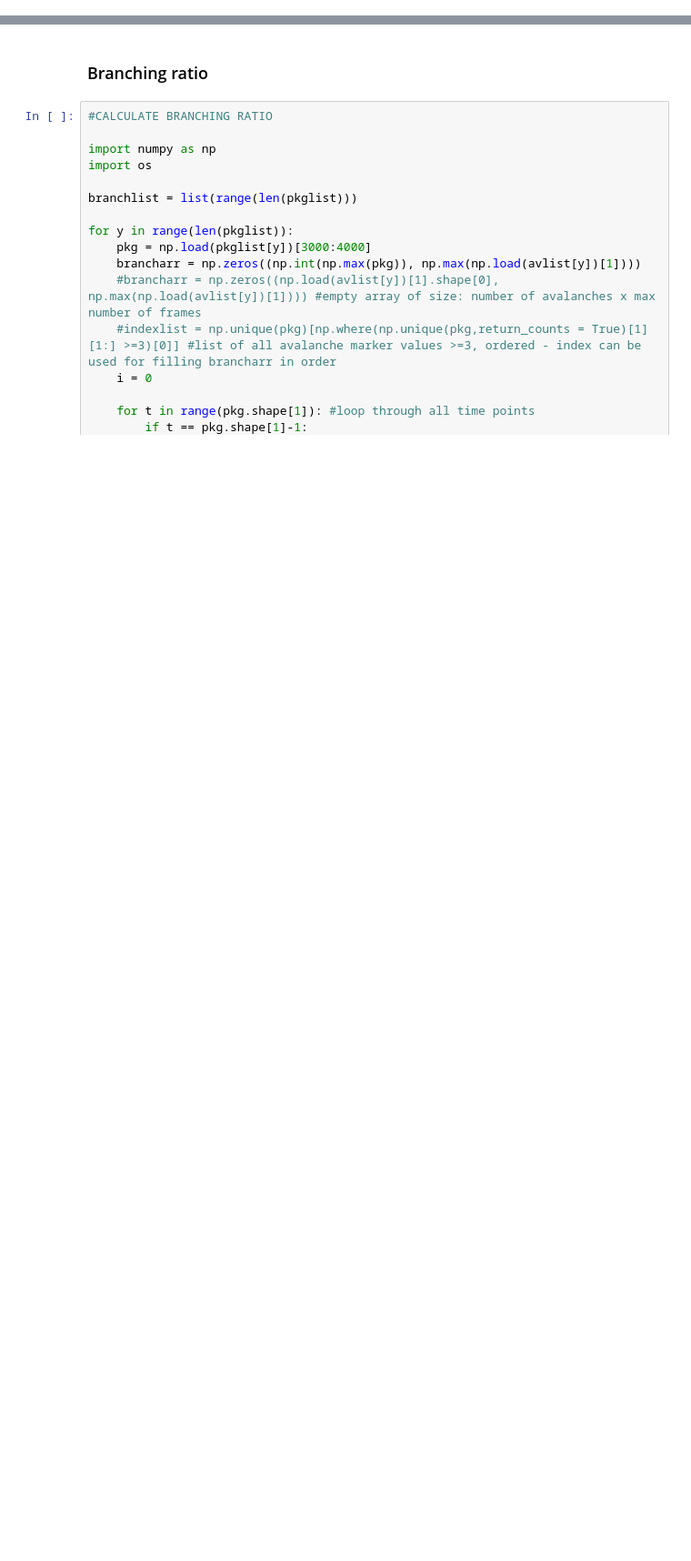
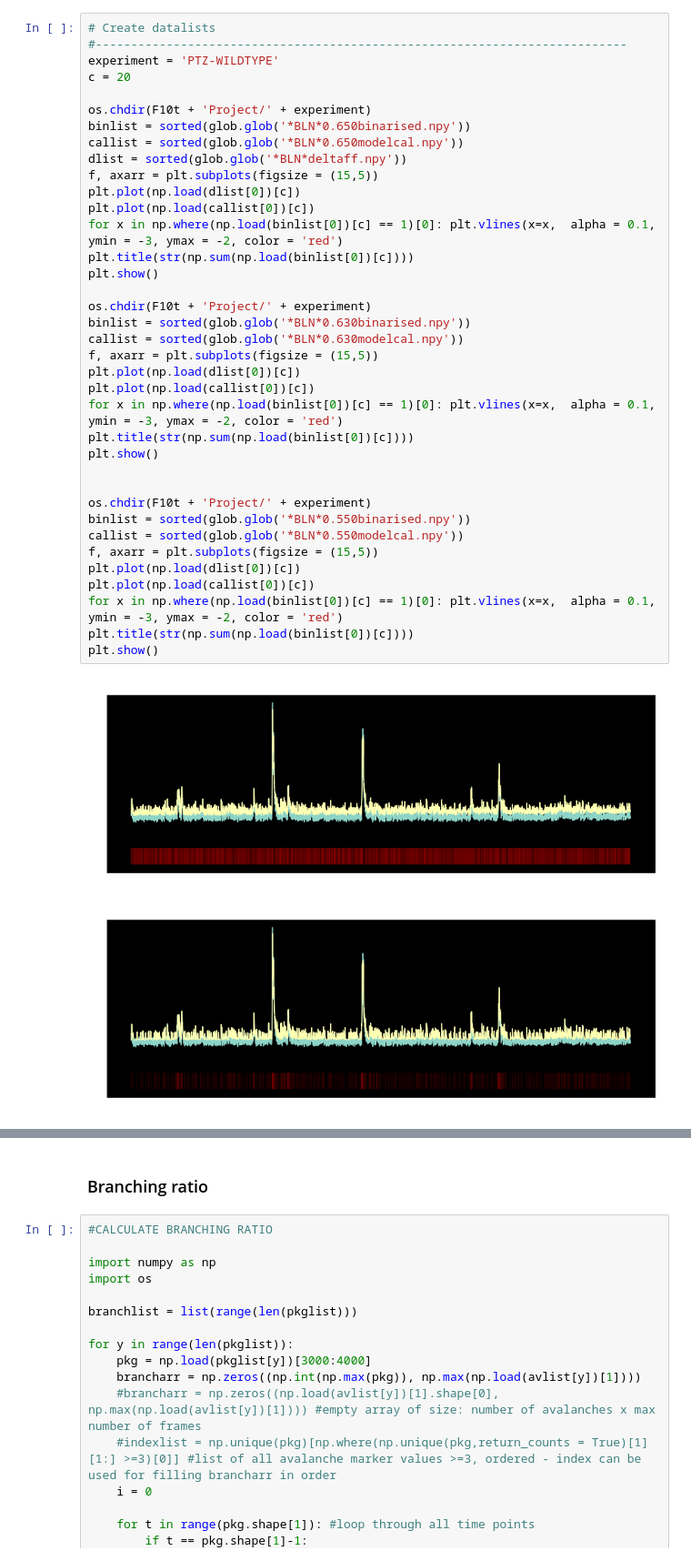
Before and after one commit to dafishcode/suite2p_analysis_py, a Jupyter notebook: avfig2.ipynb, the cells around one changed output, grey strips where cells are left out. Shown at 91% size. Cells and saved outputs as stored; diff of their text form; blank space fills up the shorter version.

```diff
--- a/avfig2.ipynb
+++ b/avfig2.ipynb
@@ -281,0 +209,40 @@ for i in range(len(P20avlist)):
+# %%
+# Create datalists
+#---------------------------------------------------------------------------
+experiment = 'PTZ-WILDTYPE'
+c = 20
+
+os.chdir(F10t + 'Project/' + experiment)
+binlist = sorted(glob.glob('*BLN*0.650binarised.npy'))
+callist = sorted(glob.glob('*BLN*0.650modelcal.npy'))
+dlist = sorted(glob.glob('*BLN*deltaff.npy'))
+f, axarr = plt.subplots(figsize = (15,5))
+plt.plot(np.load(dlist[0])[c])
+plt.plot(np.load(callist[0])[c])
+for x in np.where(np.load(binlist[0])[c] == 1)[0]: plt.vlines(x=x,  alpha = 0.1, ymin = -3, ymax = -2, color = 'red')
+plt.title(str(np.sum(np.load(binlist[0])[c])))
+plt.show()
+
+os.chdir(F10t + 'Project/' + experiment)
+binlist = sorted(glob.glob('*BLN*0.630binarised.npy'))
+callist = sorted(glob.glob('*BLN*0.630modelcal.npy'))
+f, axarr = plt.subplots(figsize = (15,5))
+plt.plot(np.load(dlist[0])[c])
+plt.plot(np.load(callist[0])[c])
+for x in np.where(np.load(binlist[0])[c] == 1)[0]: plt.vlines(x=x,  alpha = 0.1, ymin = -3, ymax = -2, color = 'red')
+plt.title(str(np.sum(np.load(binlist[0])[c])))
+plt.show()
+
+
+os.chdir(F10t + 'Project/' + experiment)
+binlist = sorted(glob.glob('*BLN*0.550binarised.npy'))
+callist = sorted(glob.glob('*BLN*0.550modelcal.npy'))
+f, axarr = plt.subplots(figsize = (15,5))
+plt.plot(np.load(dlist[0])[c])
+plt.plot(np.load(callist[0])[c])
+for x in np.where(np.load(binlist[0])[c] == 1)[0]: plt.vlines(x=x,  alpha = 0.1, ymin = -3, ymax = -2, color = 'red')
+plt.title(str(np.sum(np.load(binlist[0])[c])))
+plt.show()
+# %% [output]
+[figure, added]
+[figure, added]
```
Also changed, not shown: parts of 52 cells of this notebook, 5 other files.
